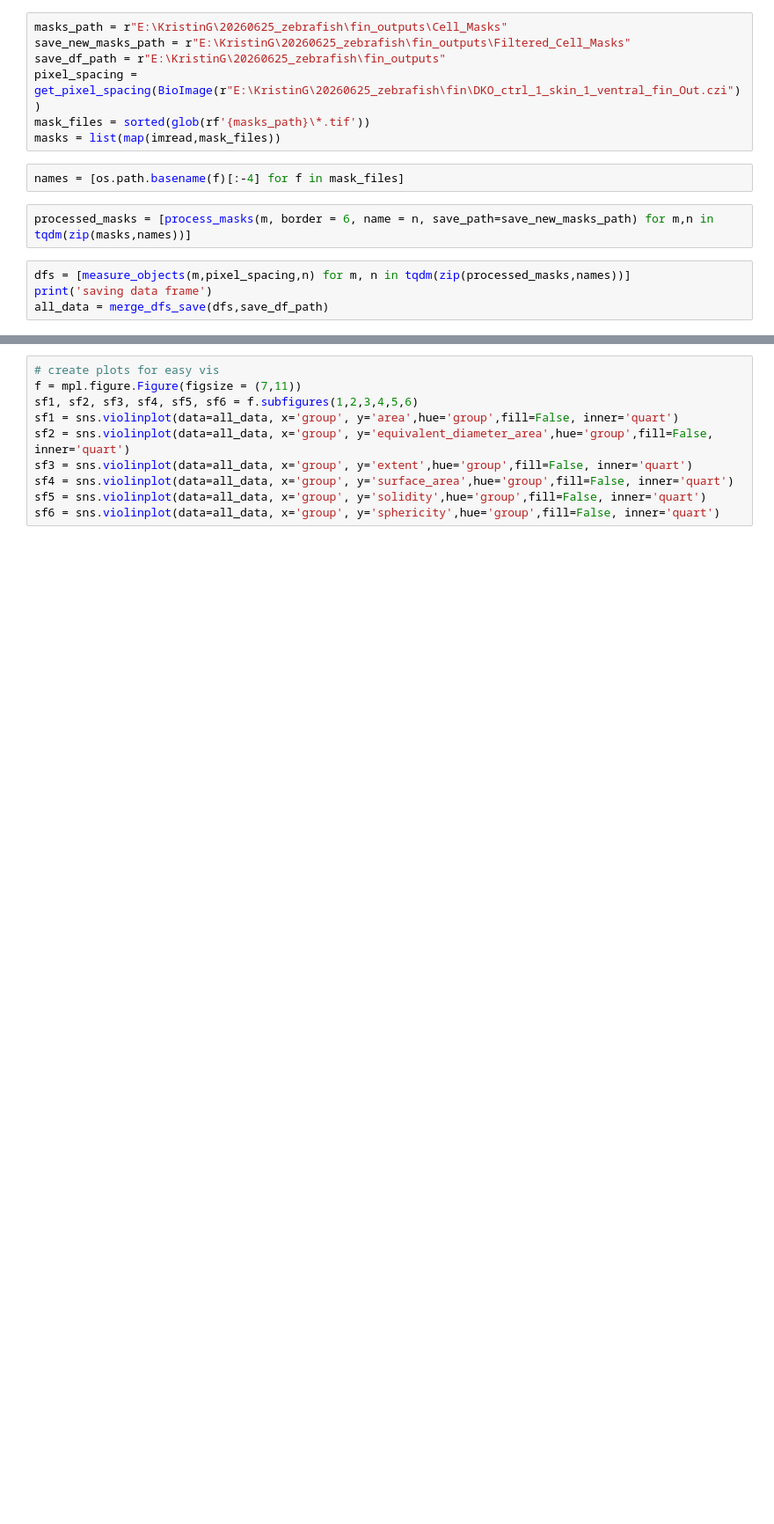
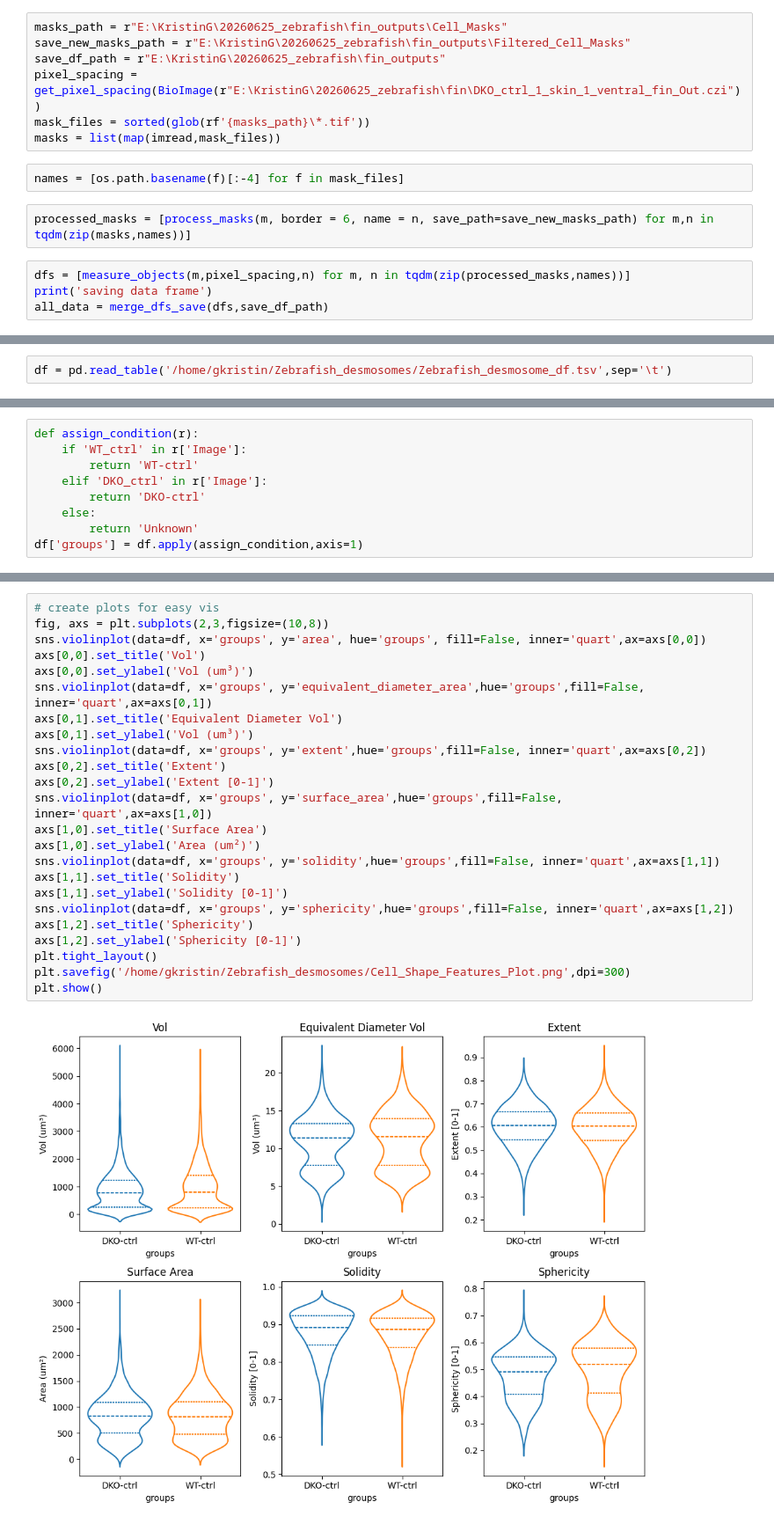
Before and after one commit to HelsinkiBioimagingLM/Zebrafish_Desmosomes, a Jupyter notebook: Scripts/ZF_Epidermis_3D_Analysis.ipynb, the cells around one changed output, grey strips where cells are left out. Shown at 88% size. Saved outputs shown, nothing was run; the diff lists cells and outputs as text; blank space fills up the shorter version.

Commit message:
created plots for quick data reference

```diff
--- a/Scripts/ZF_Epidermis_3D_Analysis.ipynb
+++ b/Scripts/ZF_Epidermis_3D_Analysis.ipynb
@@ -223,0 +222,2 @@ import seaborn as sns
+# %%
+df = pd.read_table('/home/gkristin/Zebrafish_desmosomes/Zebrafish_desmosome_df.tsv',sep='\t')
@@ -223,0 +233,9 @@ import seaborn as sns
+# %%
+def assign_condition(r):
+    if 'WT_ctrl' in r['Image']:
+        return 'WT-ctrl'
+    elif 'DKO_ctrl' in r['Image']:
+        return 'DKO-ctrl'
+    else:
+        return 'Unknown'
+df['groups'] = df.apply(assign_condition,axis=1)
@@ -224,10 +251,26 @@ import seaborn as sns
 # %%
 # create plots for easy vis
-f = mpl.figure.Figure(figsize = (7,11))
-sf1, sf2, sf3, sf4, sf5, sf6 = f.subfigures(1,2,3,4,5,6)
-sf1 = sns.violinplot(data=all_data, x='group', y='area',hue='group',fill=False, inner='quart')
-sf2 = sns.violinplot(data=all_data, x='group', y='equivalent_diameter_area',hue='group',fill=False, inner='quart')
-sf3 = sns.violinplot(data=all_data, x='group', y='extent',hue='group',fill=False, inner='quart')
-sf4 = sns.violinplot(data=all_data, x='group', y='surface_area',hue='group',fill=False, inner='quart')
-sf5 = sns.violinplot(data=all_data, x='group', y='solidity',hue='group',fill=False, inner='quart')
-sf6 = sns.violinplot(data=all_data, x='group', y='sphericity',hue='group',fill=False, inner='quart')
+fig, axs = plt.subplots(2,3,figsize=(10,8))
+sns.violinplot(data=df, x='groups', y='area', hue='groups', fill=False, inner='quart',ax=axs[0,0])
+axs[0,0].set_title('Vol')
+axs[0,0].set_ylabel('Vol (um³)')
+sns.violinplot(data=df, x='groups', y='equivalent_diameter_area',hue='groups',fill=False, inner='quart',ax=axs[0,1])
+axs[0,1].set_title('Equivalent Diameter Vol')
+axs[0,1].set_ylabel('Vol (um³)')
+sns.violinplot(data=df, x='groups', y='extent',hue='groups',fill=False, inner='quart',ax=axs[0,2])
+axs[0,2].set_title('Extent')
+axs[0,2].set_ylabel('Extent [0-1]')
+sns.violinplot(data=df, x='groups', y='surface_area',hue='groups',fill=False, inner='quart',ax=axs[1,0])
+axs[1,0].set_title('Surface Area')
+axs[1,0].set_ylabel('Area (um²)')
+sns.violinplot(data=df, x='groups', y='solidity',hue='groups',fill=False, inner='quart',ax=axs[1,1])
+axs[1,1].set_title('Solidity')
+axs[1,1].set_ylabel('Solidity [0-1]')
+sns.violinplot(data=df, x='groups', y='sphericity',hue='groups',fill=False, inner='quart',ax=axs[1,2])
+axs[1,2].set_title('Sphericity')
+axs[1,2].set_ylabel('Sphericity [0-1]')
+plt.tight_layout()
+plt.savefig('/home/gkristin/Zebrafish_desmosomes/Cell_Shape_Features_Plot.png',dpi=300)
+plt.show()
+# %% [output]
+[figure, added]
```
Also changed, not shown: parts of 5 cells of this notebook.
